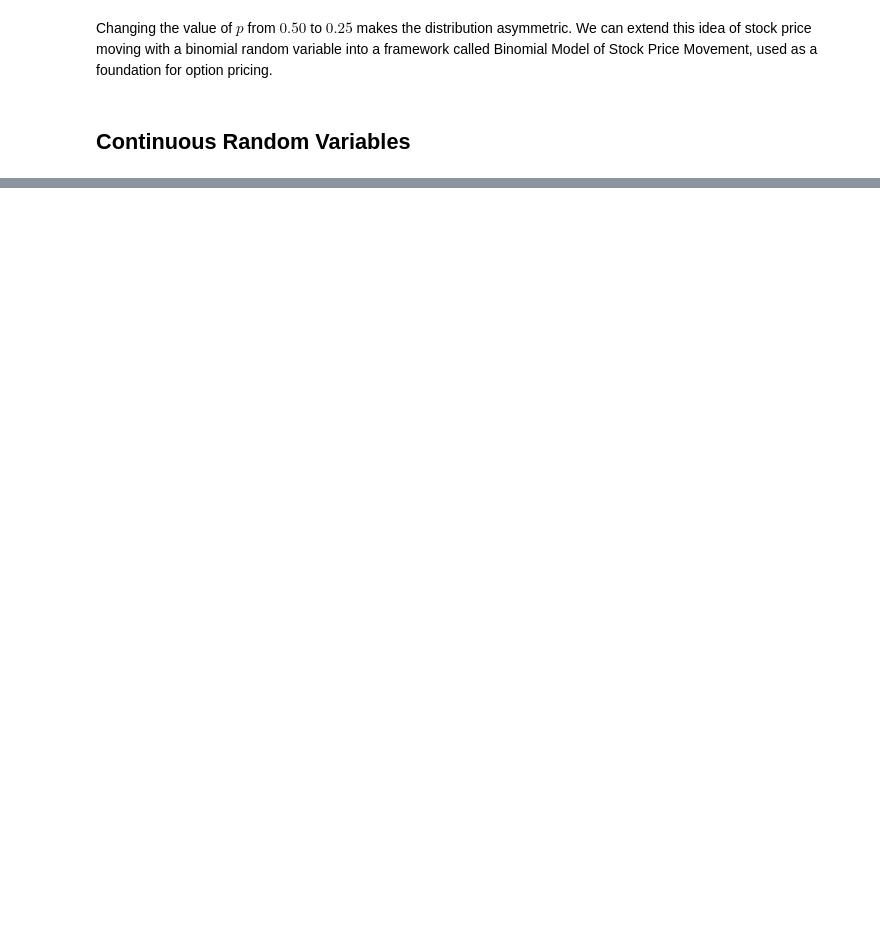
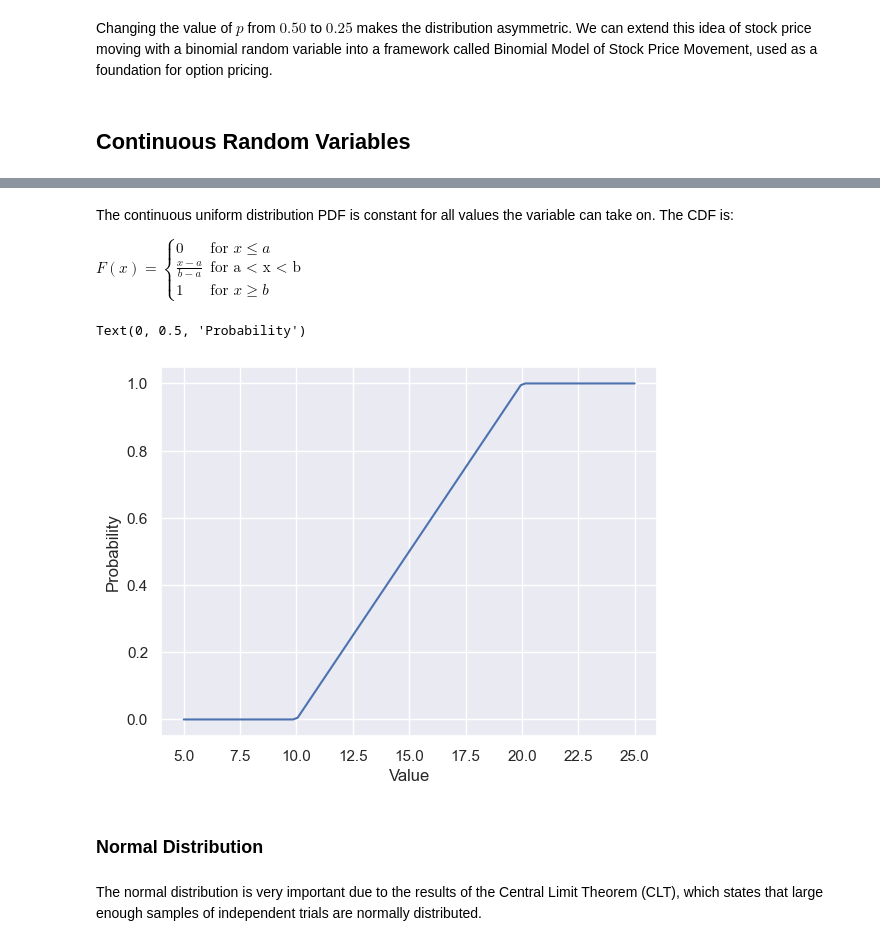
Before and after one commit to JBobbyy/quant-start, a Jupyter notebook: 9-random_variables.ipynb, the cells around one changed output, grey strips where cells are left out. Drawn from its saved outputs; the diff is of its cells as text; code cells hidden in the pictures; blank space fills up the shorter version.

```diff
--- a/9-random_variables.ipynb
+++ b/9-random_variables.ipynb
@@ -122,0 +156,16 @@ $P(a < X < b) = \int_a^b f_X(x)dx$
+# %% [markdown]
+The continuous uniform distribution PDF is constant for all values the variable can take on. The CDF is:
+
+$F(x) = \begin{cases} 0 & \text{for } x \le a \\ \frac{x - a}{b - a} & \text{for a < x < b} \\ 1 & \text{for } x \ge b \end{cases}$
+# %%
+y = [(i-a)/(b-a) if (a < i < b) else 0 if i <= a else 1 for i in x]
+plt.plot(x, y)
+plt.xlabel("Value")
+plt.ylabel("Probability")
+# %% [output]
+Text(0, 0.5, 'Probability')
+[figure, added]
+# %% [markdown]
+### Normal Distribution
+# %% [markdown]
+The normal distribution is very important due to the results of the Central Limit Theorem (CLT), which states that large enough samples of independent trials are normally distributed.
```
Also changed, not shown: parts of 34 cells of this notebook.
